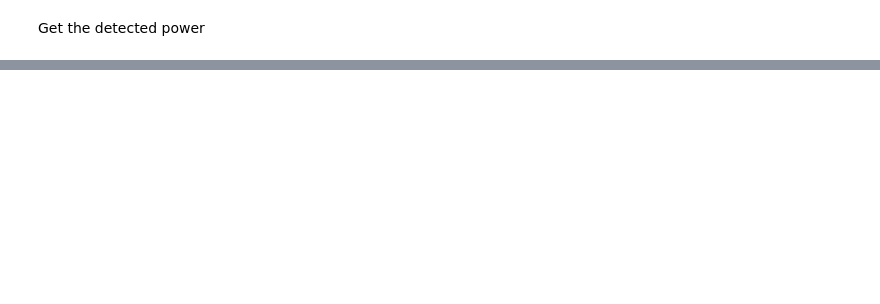
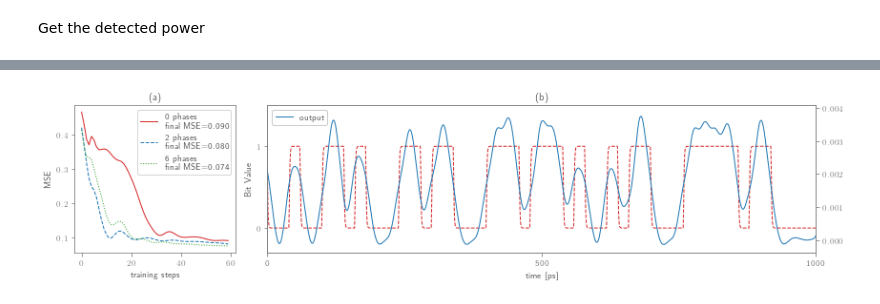
Before and after one commit to flaport/photontorch_paper, a Jupyter notebook: optimization/xor_swirl.ipynb, the cells around one changed output, grey strips where cells are left out. Saved outputs shown, nothing was run; the diff lists cells and outputs as text; code cells hidden in the pictures; blank space fills up the shorter version.

```diff
--- a/optimization/xor_swirl.ipynb
+++ b/optimization/xor_swirl.ipynb
@@ -105,7 +107,7 @@ def xor3(bits):
     output ^= np.hstack([[0,0], bits])
     return output[:-2]
 
-xor = xor2
+xor = xor
 # %%
 bits = generate_bits(10)
 # target_bits = xor(bits)
@@ -324,4 +330,5 @@ for mode, trainable_nodes in modes.items():
 
             # free up GPU memory
             del min_loss, loss, p
-    np.save('reservoir_losses/res%s_%s.npy'%(mode, suffix), losses)
+
+#   np.save('reservoir_losses/res%s_%s.npy'%(mode, suffix), losses)
@@ -366,2 +375,6 @@ print(V)
+# %%
+norm = (reservoir.readout.rW**2 + reservoir.readout.iW**2).sum().sqrt()
+reservoir.readout.rW.data /= norm
+reservoir.readout.iW.data /= norm
 # %% [markdown]
 Get the detected power
@@ -374,0 +381,12 @@ np.save('reservoir_losses/detected', detected.data.cpu().numpy())
+# %%
+%%time
+with pt.Environment(t=np.arange(test_stream.shape[0])*dt, wl=1.55e-6, enable_grad=False):
+    detected = reservoir(test_stream[:,None,None])[:,0,0]
+
+test_stream = test_stream.data.cpu().numpy()
+test_target = test_target.data.cpu().numpy()
+detected = detected.data.cpu().numpy()
+
+# np.save('reservoir_losses/test_stream', test_stream)
+# np.save('reservoir_losses/test_target', test_target)
+# np.save('reservoir_losses/detected', detected)
@@ -375,7 +396,8 @@ np.save('reservoir_losses/detected', detected.data.cpu().numpy())
 # %%
-test_stream = np.load('reservoir_losses/test_stream.npy')
-test_stream = np.load('reservoir_losses/test_target.npy')
-detected = np.load('reservoir_losses/detected.npy')
+# test_stream = np.load('reservoir_losses/test_stream.npy')
+# test_stream = np.load('reservoir_losses/test_target.npy')
+# detected = np.load('reservoir_losses/detected.npy')
+
 # Plot Output
 c1 = 'C0'
 c2 = 'C1'
@@ -384,33 +406,34 @@ loss_types = ['0','2','6']
 with custom_style():
     plt.figure(figsize=(12,3))
     plt.subplot(1,4,1)
     for type, ls in zip(loss_types, linestyles):
-        losses = np.load('reservoir_losses/res%s.npy'%type)
+        losses = np.load('reservoir_losses/res%s_%s.npy'%(type, suffix))
         label = '%s phases\nfinal MSE=%.3f'%(type, losses[-1])
         plt.plot(losses, ls=ls, label=label)
     plt.title('(a)')
 
     plt.legend()
     plt.ylabel('MSE')
     plt.xlabel('training steps')
     #plt.savefig('../figures/reservoir_learningcurve1')
     plt.subplot2grid((1,4), (0, 1), colspan=3)
     tplot(dt, test_target, label='target', color=c1, ls='--')
     plt.ylim(-.3, 1.5)
     plt.yticks([0, 1])
     #plt.tick_params('y')#, colors=c1)
     plt.ylabel('Bit Value')#, color=c1)
     plt.xlim(100,1100)
     plt.xticks([100,600,1100],['0','500','1000'])
-    #plt.twinx()
+    plt.twinx()
     tplot(dt, detected, start=-latency*samplerate/bitrate*dt*1e12, label='output', color=c2)
     #plt.ylim(0, 0.125)
     #plt.ylabel('Ouput [mW]', color=c2)
     #plt.tick_params('y', colors=c2)
     plt.tight_layout()
     leg = plt.legend(loc='upper left', ncol=2, framealpha=1.0)
 
     #plt.legend(ncol=2)
     plt.title('(b)')
-    plt.savefig('../figures/xor_swirl.pdf')
     plt.show()
+# %% [output]
+[figure, added]
```
Also changed, not shown: parts of 11 cells of this notebook, 8 other files.
